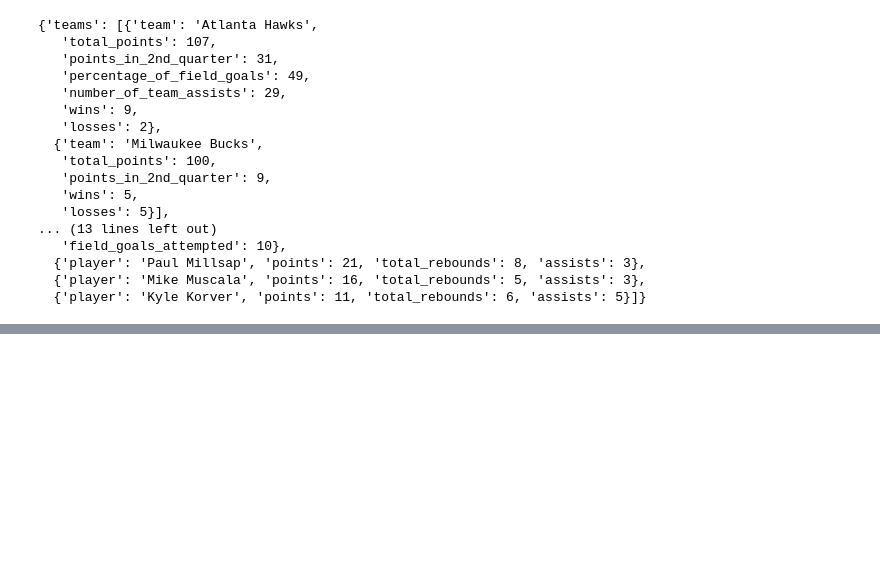
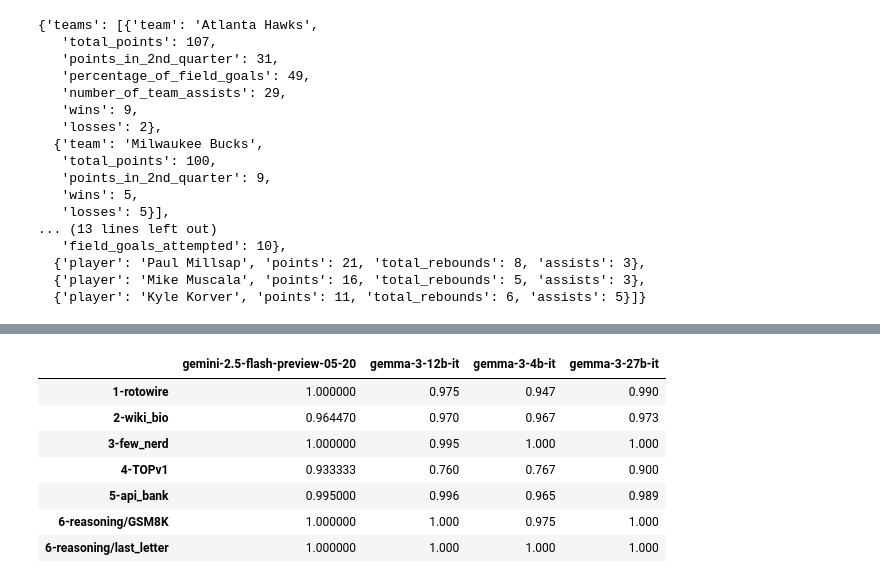
Before and after one commit to matthieudelsart/structured-outputs-benchmark, a Jupyter notebook: notebooks/bench_basis.ipynb, the cells around one changed output, grey strips where cells are left out. Saved outputs shown, nothing was run; the diff lists cells and outputs as text; code cells hidden in the pictures; blank space fills up the shorter version.

```diff
--- a/notebooks/bench_basis.ipynb
+++ b/notebooks/bench_basis.ipynb
@@ -71,0 +192,11 @@
+# %%
+pd.DataFrame(reshuffle["compliance"])
+# %% [output]
+|  | gemini-2.5-flash-preview-05-20 | gemma-3-12b-it | gemma-3-4b-it | gemma-3-27b-it |
+| 1-rotowire | 1.000000 | 0.975 | 0.947 | 0.990 |
+| 2-wiki_bio | 0.964470 | 0.970 | 0.967 | 0.973 |
+| 3-few_nerd | 1.000000 | 0.995 | 1.000 | 1.000 |
+| 4-TOPv1 | 0.933333 | 0.760 | 0.767 | 0.900 |
+| 5-api_bank | 0.995000 | 0.996 | 0.965 | 0.989 |
+| 6-reasoning/GSM8K | 1.000000 | 1.000 | 0.975 | 1.000 |
+| 6-reasoning/last_letter | 1.000000 | 1.000 | 1.000 | 1.000 |
```
Also changed, not shown: parts of 10 cells of this notebook, 42 other files.
